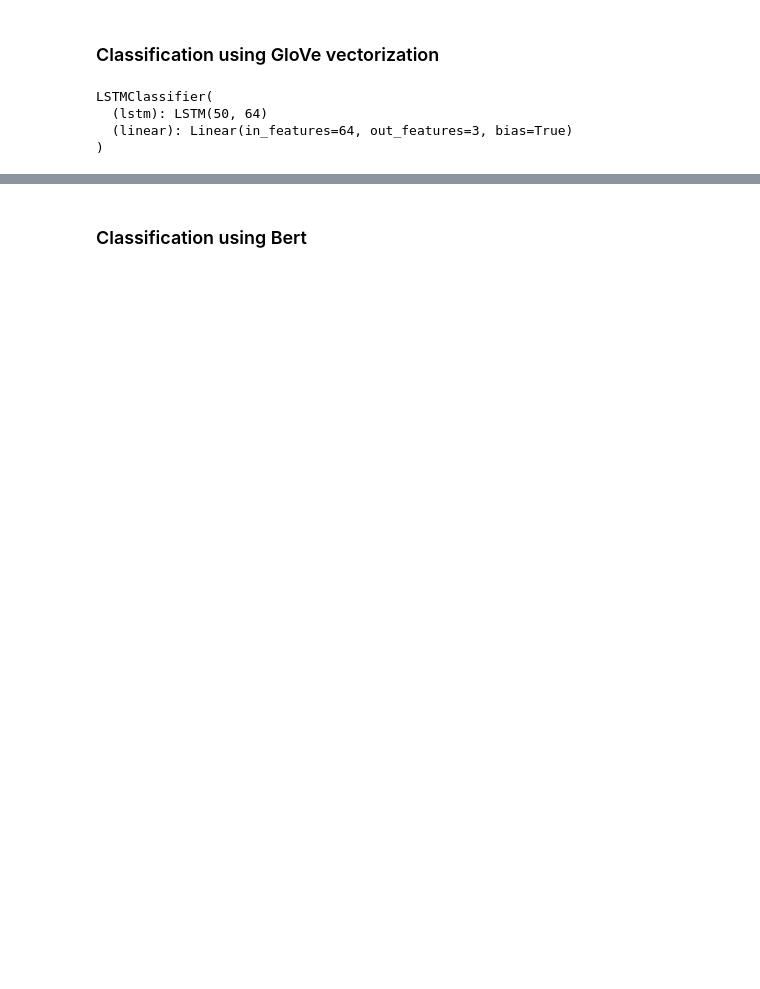
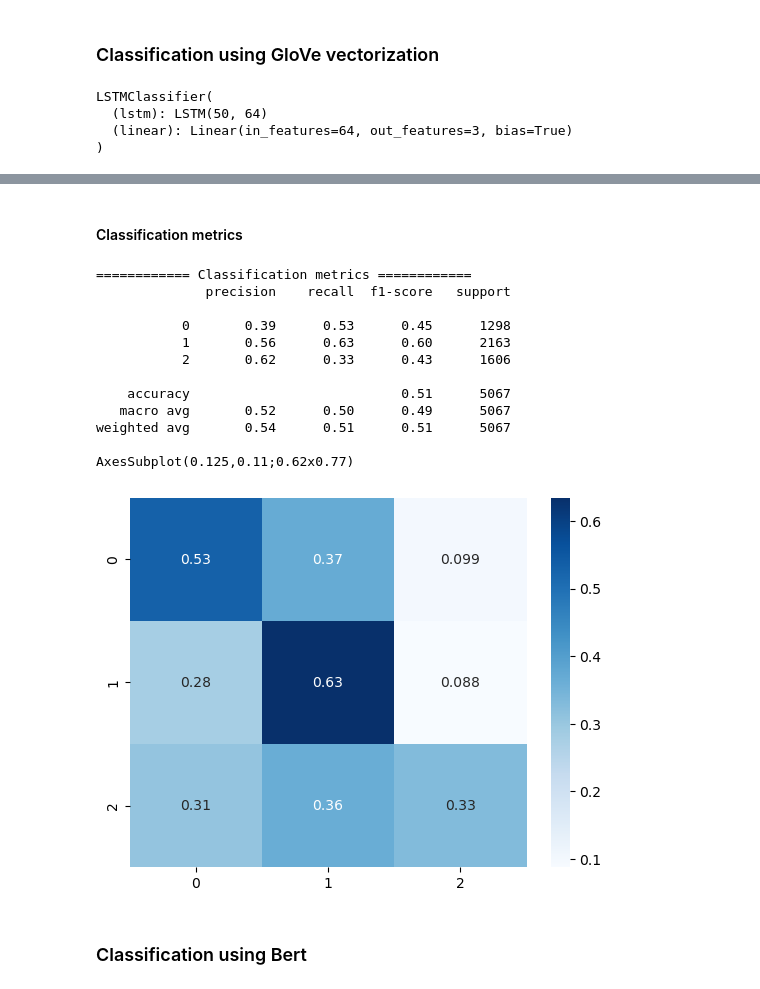
Before and after one commit to M-Heidari2000/DeepLearning_Project_2022, a Jupyter notebook: Phase2.ipynb, the cells around one changed output, grey strips where cells are left out. Drawn from its saved outputs; the diff is of its cells as text; code cells hidden in the pictures; blank space fills up the shorter version.

```diff
--- a/Phase2.ipynb
+++ b/Phase2.ipynb
@@ -269,7 +310,7 @@ LSTMClassifier(
 )
 # %%
 learning_rate = 1e-4
-epochs = 10
+epochs = 6
 loss_fn = nn.CrossEntropyLoss()
 rnn_optimizer = torch.optim.Adam(rnn_model.parameters(), lr=learning_rate)
 # %%
@@ -303,2 +346,40 @@ Done!
+# %% [markdown]
+#### Classification metrics
+# %%
+g_truth = None
+pred = None
+with torch.no_grad():
+    for X, y in test_loader:
+        hidden_state = (torch.zeros((1, rnn_model.hidden_size)).to(device), torch.zeros((1, rnn_model.hidden_size)).to(device))
+        y = y.to(device)
+        seq_len = X.shape[1]
+        X = X.reshape((seq_len, rnn_model.input_size))
+        for i in range(seq_len):
+            x = torch.reshape(X[i, :], (1, -1)).to(device)
+            output, hidden_state = rnn_model(x, hidden_state)
+        if pred is None:
+            pred = output.argmax(dim=1).reshape((-1, ))
+            g_truth = y
+        else:
+            pred = torch.cat((pred, output.argmax(dim=1).reshape((-1, ))))
+            g_truth = torch.cat((g_truth, y))
+
+print('============ Classification metrics ============')
+print(classification_report(g_truth.cpu(), pred.cpu()))
+print(sns.heatmap(confusion_matrix(g_truth.cpu(), pred.cpu(),  normalize='true'), annot=True, cmap='Blues'))
+# %% [output]
+============ Classification metrics ============
+              precision    recall  f1-score   support
+
+           0       0.39      0.53      0.45      1298
+           1       0.56      0.63      0.60      2163
+           2       0.62      0.33      0.43      1606
+
+    accuracy                           0.51      5067
+   macro avg       0.52      0.50      0.49      5067
+weighted avg       0.54      0.51      0.51      5067
+
+AxesSubplot(0.125,0.11;0.62x0.77)
+[figure, added]
 # %% [markdown]
 ### Classification using Bert
```
Also changed, not shown: parts of 18 cells of this notebook, 1 other file.
